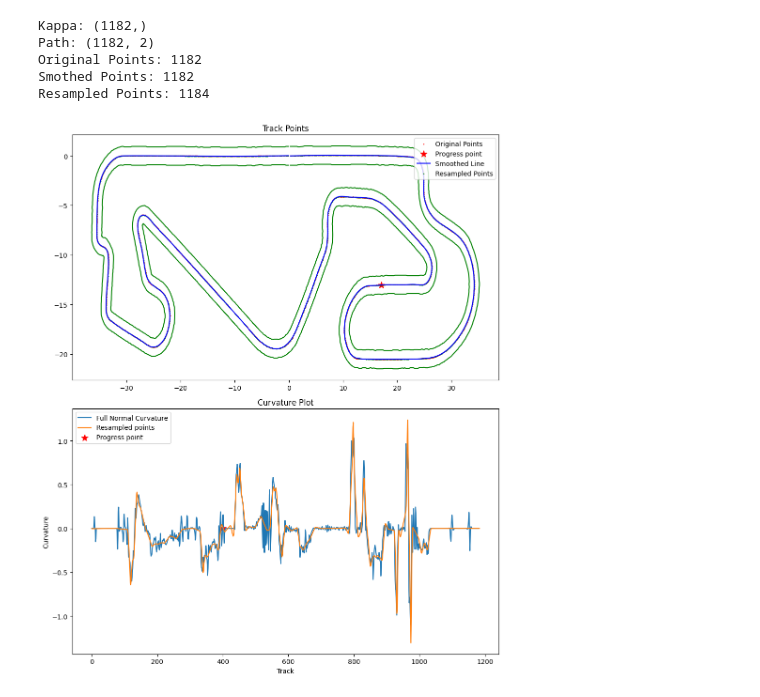
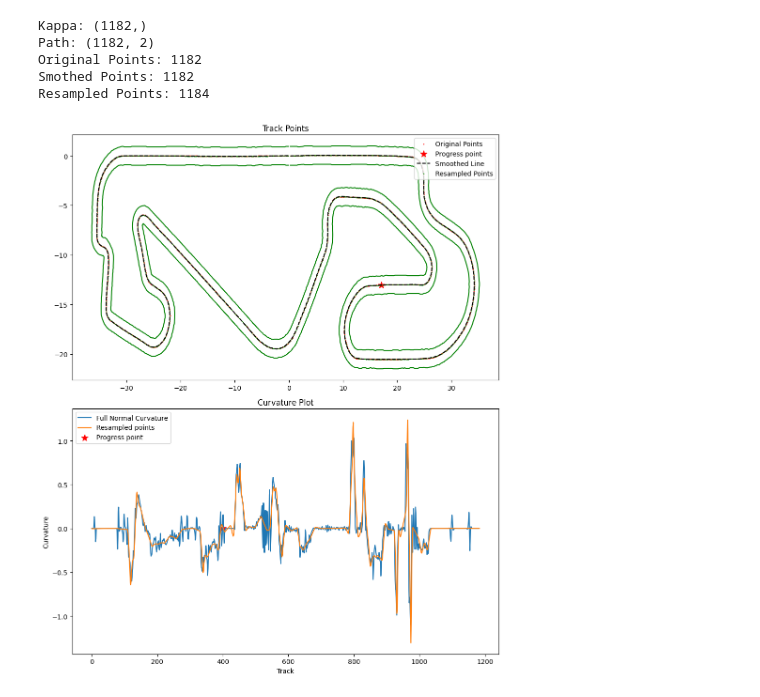
Before and after one commit to Delport121/F1Tenth_Sim, a Jupyter notebook: Notebooks/Map_playground.ipynb, the cells around one changed output. Saved outputs shown, nothing was run; the diff lists cells and outputs as text; code cells hidden in the pictures.

```diff
--- a/Notebooks/Map_playground.ipynb
+++ b/Notebooks/Map_playground.ipynb
@@ -76,16 +88,9 @@ kappa = track.kappa
 path = track.path
 print(f'Kappa: {kappa.shape}')
 print(f'Path: {path.shape}')
+
 Progress_point = 400
 
-
-
-
-# Create a figure without specifying the figsize to allow the plot to scale
-# plt.figure()
-
-# Plotting the track centerline
-# plt.plot(track.path[:, 0], track.path[:, 1], '.', linewidth=2, color='black')
 points = track.path
 
 # Resample the points using the function
@@ -95,23 +100,16 @@ print(f'Smothed Points: {len(smooth_line)}')
 print(f'Resampled Points: {len(resampled_points)}')
 
 fig, axs = plt.subplots(2, 1, figsize=(10, 12))
-
-# Plot the original points
 axs[0].scatter(points[:, 0], points[:, 1], color='red', label='Original Points', s =0.5)
 axs[0].scatter(points[Progress_point, 0], points[Progress_point, 1], color='red', label='Progress point', marker='*', s=100)
-# Plot the smoothed line
-axs[0].plot(smooth_line[:, 0], smooth_line[:, 1], color='blue', label='Smoothed Line')
-# Plot the resampled points
+axs[0].plot(smooth_line[:, 0], smooth_line[:, 1], '--', color='black', label='Smoothed Line')
 axs[0].scatter(resampled_points[:, 0], resampled_points[:, 1], color='green', label='Resampled Points', s =0.5)
-axs[0].set_title("Track Points")
-axs[0].legend()
-
-# # Plotting the inner and outer boundaries of the track
 l1 = track.path[:, :2] + track.nvecs * track.widths[:, 0][:, None]
 l2 = track.path[:, :2] - track.nvecs * track.widths[:, 1][:, None]
 axs[0].plot(l1[:, 0], l1[:, 1], color='green')
 axs[0].plot(l2[:, 0], l2[:, 1], color='green')
-
+axs[0].set_title("Track Points")
+axs[0].legend()
 
 el_lengthsSmooth = np.sqrt(np.sum(np.diff(smooth_line, axis=0)**2, axis=1))
 psiSmooth, kappaSmooth = calc_head_curv_num(
@@ -126,37 +124,31 @@ psiSmooth, kappaSmooth = calc_head_curv_num(
     )
 
 el_lengthsSmooth2 = np.sqrt(np.sum(np.diff(resampled_points, axis=0)**2, axis=1))
 psiSmooth2, kappaSmooth2 = calc_head_curv_num(
         path=resampled_points,
         el_lengths=el_lengthsSmooth2,
         is_closed=False,
         stepsize_psi_preview=0.1,
         stepsize_psi_review=0.1,
         stepsize_curv_preview=0.2,
         stepsize_curv_review=0.2,
         calc_curv=True
     )
 
 axs[1].plot(kappa, label='Full Normal Curvature')
-# axs[1].plot(np.flip(-kappaSmooth), label='Smoothed lines')
 Smoothkappa = np.flip(-kappaSmooth)
 axs[1].plot(np.flip(-kappaSmooth2), label='Resampled points')
 axs[1].scatter(Progress_point, Smoothkappa[Progress_point], color='red', label='Progress point', marker='*', s=100)
 axs[1].set_title("Curvature Plot")
 axs[1].legend()
 axs[1].set_xlabel("Track")
 axs[1].set_ylabel("Curvature")
-# axs[1].plot(kappaSmooth2, label='Resampled points')
-
-
-
-# Display the plot
 plt.tight_layout()
 plt.show()
 # %% [output]
 Kappa: (1182,)
 Path: (1182, 2)
 Original Points: 1182
 Smothed Points: 1182
 Resampled Points: 1184
-[figure, old version]
+[figure, new version]
```
Also changed, not shown: parts of 5 cells of this notebook, 15 other files.
